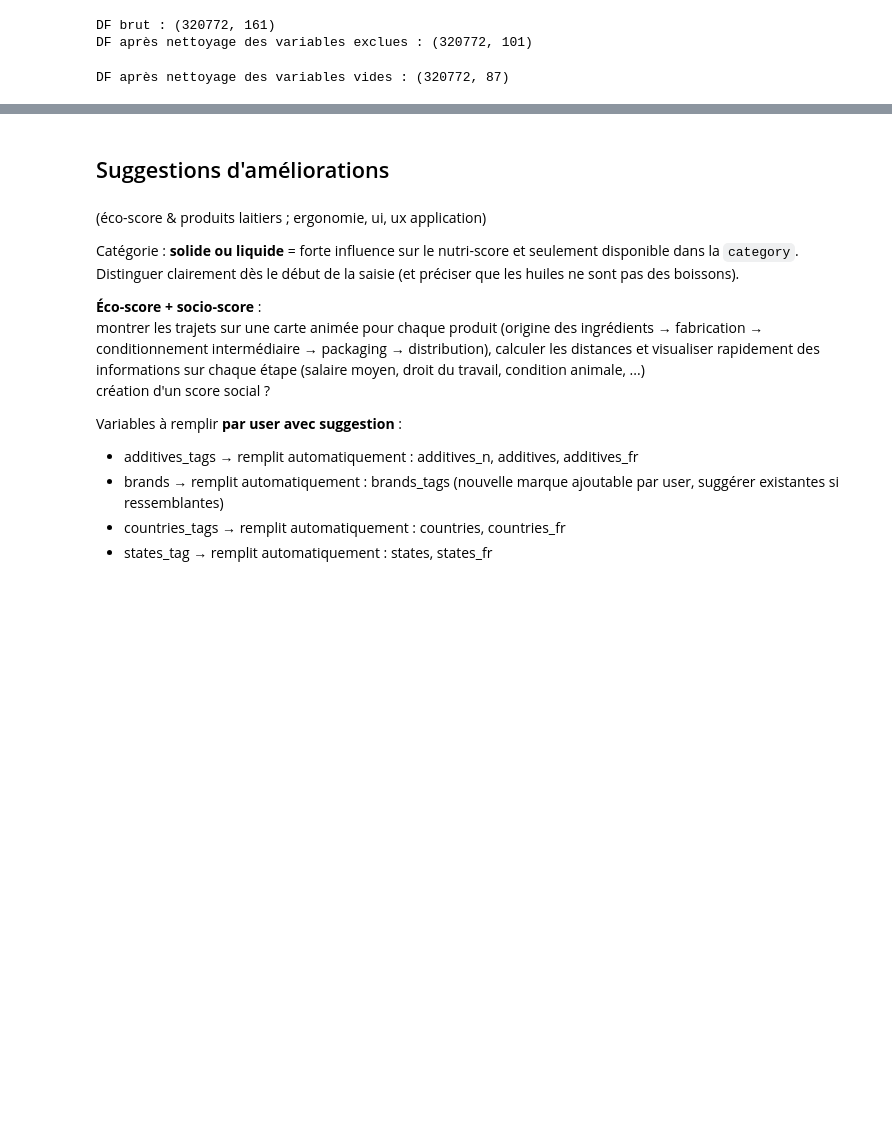
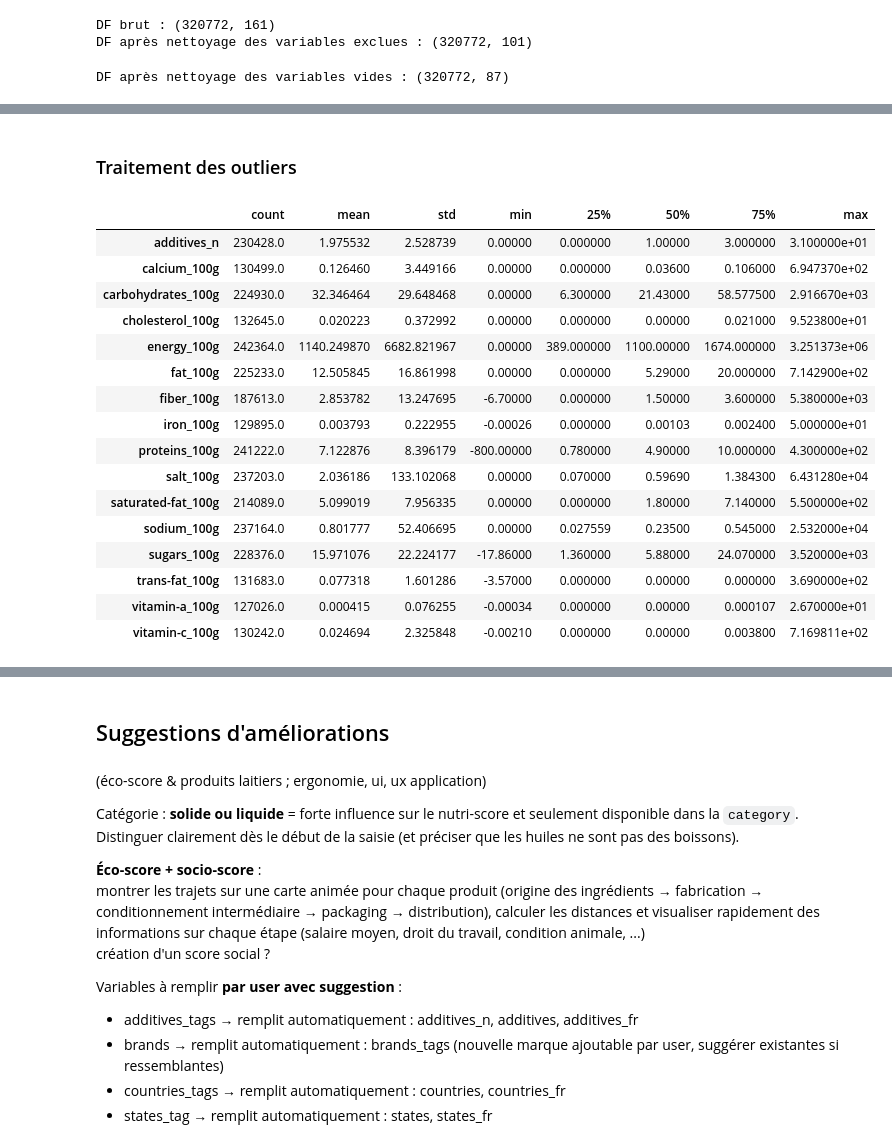
Before and after one commit to sycod/OC_projects, a Jupyter notebook: P2/P2 analyse exploratoire.ipynb, the cells around one changed output, grey strips where cells are left out. Saved outputs shown, nothing was run; the diff lists cells and outputs as text; code cells hidden in the pictures; blank space fills up the shorter version.

```diff
--- a/P2/P2 analyse exploratoire.ipynb
+++ b/P2/P2 analyse exploratoire.ipynb
@@ -547,0 +453,22 @@ Et un mot à ce sujet : le client nous demande de réaliser une présentation qu
+# %% [markdown]
+### Traitement des outliers <a name="outliers"></a>
+# %%
+df.describe().T.sort_index()
+# %% [output]
+|  | count | mean | std | min | 25% | 50% | 75% | max |
+| additives_n | 230428.0 | 1.975532 | 2.528739 | 0.00000 | 0.000000 | 1.00000 | 3.000000 | 3.100000e+01 |
+| calcium_100g | 130499.0 | 0.126460 | 3.449166 | 0.00000 | 0.000000 | 0.03600 | 0.106000 | 6.947370e+02 |
+| carbohydrates_100g | 224930.0 | 32.346464 | 29.648468 | 0.00000 | 6.300000 | 21.43000 | 58.577500 | 2.916670e+03 |
+| cholesterol_100g | 132645.0 | 0.020223 | 0.372992 | 0.00000 | 0.000000 | 0.00000 | 0.021000 | 9.523800e+01 |
+| energy_100g | 242364.0 | 1140.249870 | 6682.821967 | 0.00000 | 389.000000 | 1100.00000 | 1674.000000 | 3.251373e+06 |
+| fat_100g | 225233.0 | 12.505845 | 16.861998 | 0.00000 | 0.000000 | 5.29000 | 20.000000 | 7.142900e+02 |
+| fiber_100g | 187613.0 | 2.853782 | 13.247695 | -6.70000 | 0.000000 | 1.50000 | 3.600000 | 5.380000e+03 |
+| iron_100g | 129895.0 | 0.003793 | 0.222955 | -0.00026 | 0.000000 | 0.00103 | 0.002400 | 5.000000e+01 |
+| proteins_100g | 241222.0 | 7.122876 | 8.396179 | -800.00000 | 0.780000 | 4.90000 | 10.000000 | 4.300000e+02 |
+| salt_100g | 237203.0 | 2.036186 | 133.102068 | 0.00000 | 0.070000 | 0.59690 | 1.384300 | 6.431280e+04 |
+| saturated-fat_100g | 214089.0 | 5.099019 | 7.956335 | 0.00000 | 0.000000 | 1.80000 | 7.140000 | 5.500000e+02 |
+| sodium_100g | 237164.0 | 0.801777 | 52.406695 | 0.00000 | 0.027559 | 0.23500 | 0.545000 | 2.532000e+04 |
+| sugars_100g | 228376.0 | 15.971076 | 22.224177 | -17.86000 | 1.360000 | 5.88000 | 24.070000 | 3.520000e+03 |
+| trans-fat_100g | 131683.0 | 0.077318 | 1.601286 | -3.57000 | 0.000000 | 0.00000 | 0.000000 | 3.690000e+02 |
+| vitamin-a_100g | 127026.0 | 0.000415 | 0.076255 | -0.00034 | 0.000000 | 0.00000 | 0.000107 | 2.670000e+01 |
+| vitamin-c_100g | 130242.0 | 0.024694 | 2.325848 | -0.00210 | 0.000000 | 0.00000 | 0.003800 | 7.169811e+02 |
```
Also changed, not shown: parts of 18 cells of this notebook.
